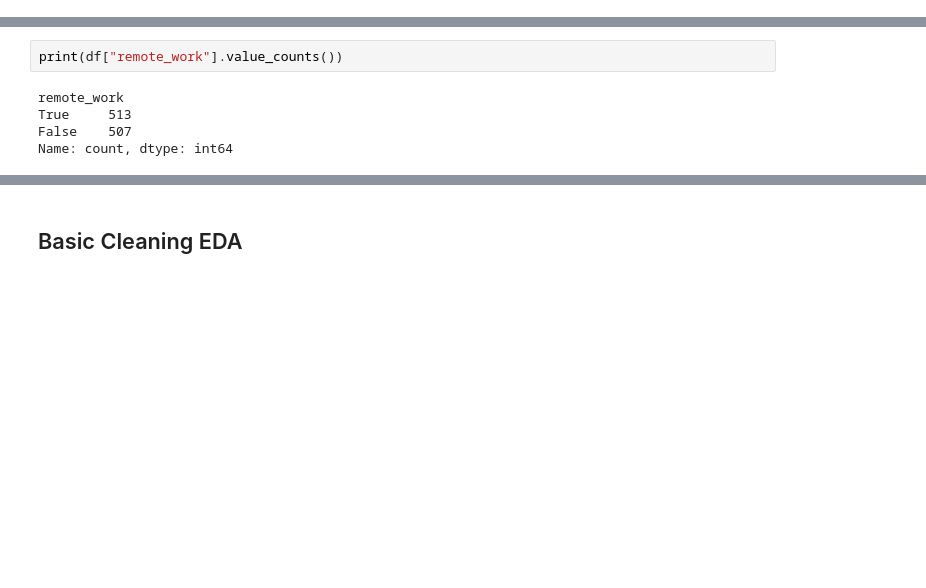
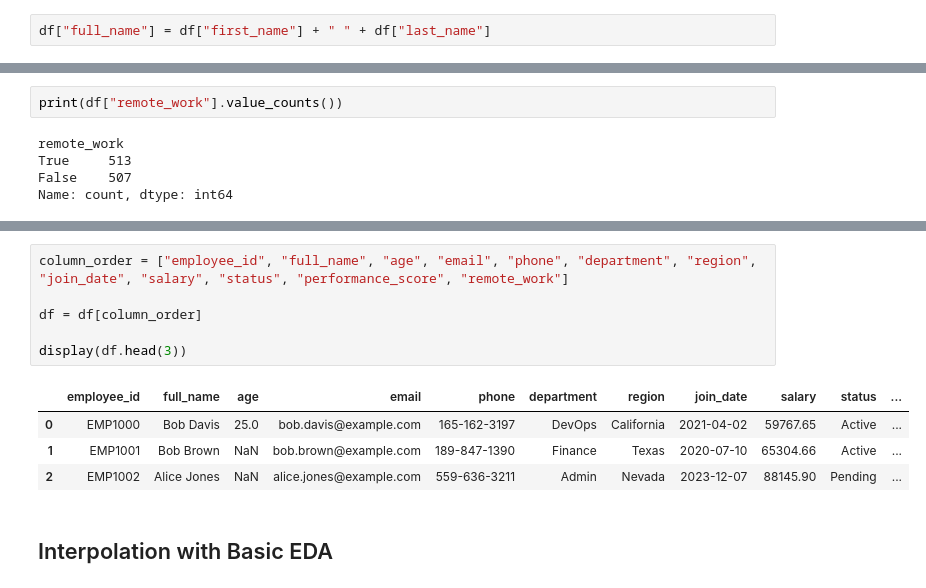
Before and after one commit to Gerum-Berhanu/data-cleaning, a Jupyter notebook: notebooks/messy_employee_dataset/messy_employee_notebook.ipynb, the cells around one changed output, grey strips where cells are left out. Cells and saved outputs as stored; diff of their text form; blank space fills up the shorter version.

```diff
--- a/notebooks/messy_employee_dataset/messy_employee_notebook.ipynb
+++ b/notebooks/messy_employee_dataset/messy_employee_notebook.ipynb
@@ -108,3 +110,5 @@ Length: 8, dtype: str
 ['Davis', 'Brown', 'Jones', 'Williams', 'Garcia', 'Johnson', 'Miller',
  'Smith']
 Length: 8, dtype: str
+# %%
+df["full_name"] = df["first_name"] + " " + df["last_name"]
@@ -271,2 +313,13 @@ Name: count, dtype: int64
+# %%
+column_order = ["employee_id", "full_name", "age", "email", "phone", "department", "region", "join_date", "salary", "status", "performance_score", "remote_work"]
+
+df = df[column_order]
+
+display(df.head(3))
+# %% [output]
+|  | employee_id | full_name | age | email | phone | department | region | join_date | salary | status | ... |
+| 0 | EMP1000 | Bob Davis | 25.0 | bob.davis@example.com | 165-162-3197 | DevOps | California | 2021-04-02 | 59767.65 | Active | ... |
+| 1 | EMP1001 | Bob Brown | NaN | bob.brown@example.com | 189-847-1390 | Finance | Texas | 2020-07-10 | 65304.66 | Active | ... |
+| 2 | EMP1002 | Alice Jones | NaN | alice.jones@example.com | 559-636-3211 | Admin | Nevada | 2023-12-07 | 88145.90 | Pending | ... |
 # %% [markdown]
-## Basic Cleaning EDA
+## Interpolation with Basic EDA
```
Also changed, not shown: parts of 19 cells of this notebook.
